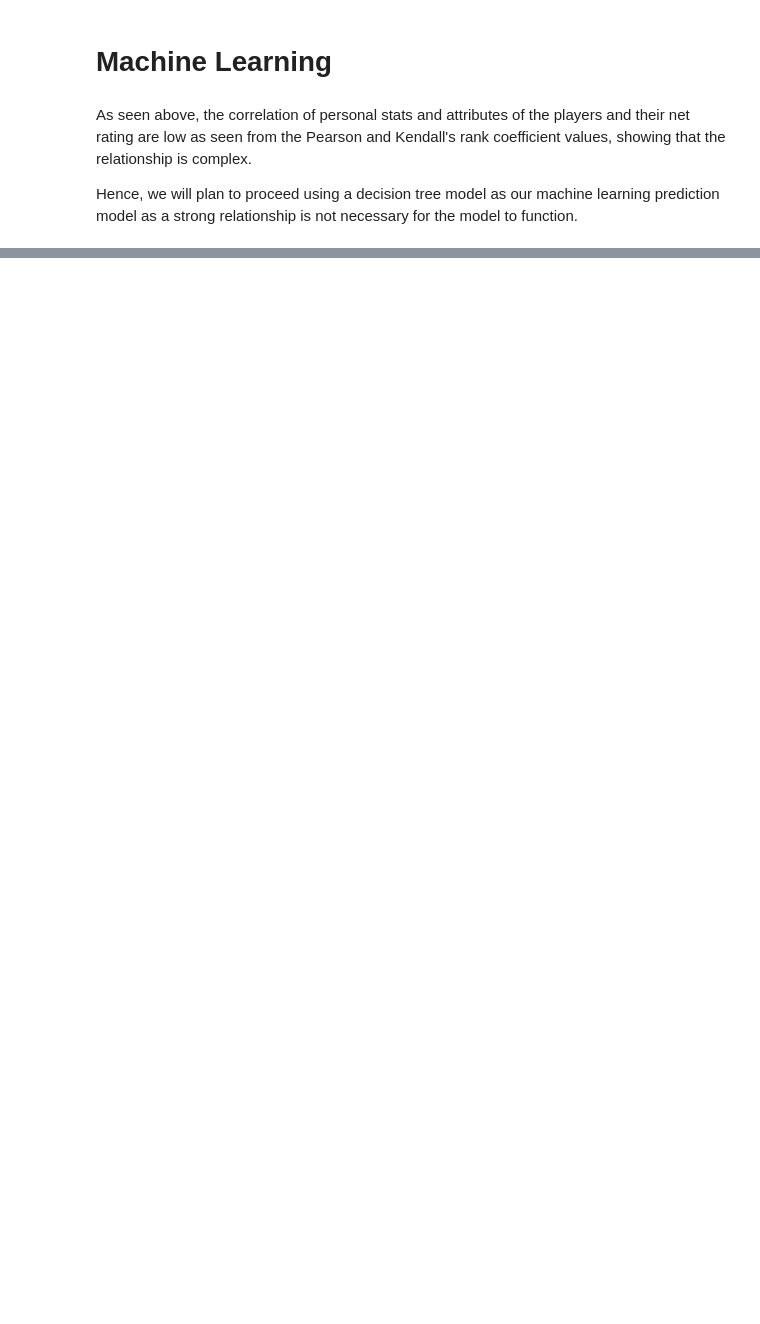
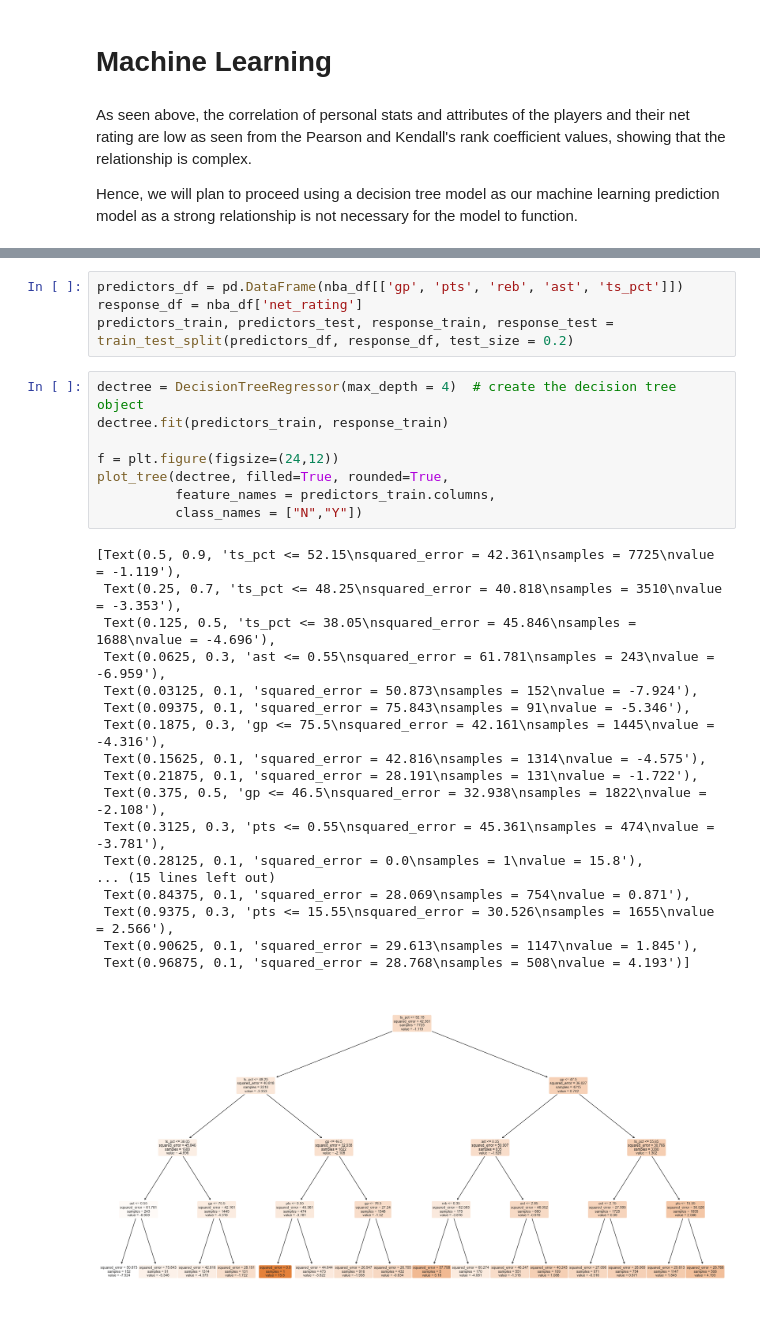
Before and after one commit to randallctc/SC1015_DSAI_Project, a Jupyter notebook: NBA_DataAnalysis_Final.ipynb, the cells around one changed output, grey strips where cells are left out. Drawn from its saved outputs; the diff is of its cells as text; blank space fills up the shorter version.

```diff
--- a/NBA_DataAnalysis_Final.ipynb
+++ b/NBA_DataAnalysis_Final.ipynb
@@ -327,0 +346,31 @@ To split our train and test datasets, we plan to use the Leave-one-out Cross-val
+# %%
+predictors_df = pd.DataFrame(nba_df[['gp', 'pts', 'reb', 'ast', 'ts_pct']])
+response_df = nba_df['net_rating']
+predictors_train, predictors_test, response_train, response_test = train_test_split(predictors_df, response_df, test_size = 0.2)
+# %%
+dectree = DecisionTreeRegressor(max_depth = 4)  # create the decision tree object
+dectree.fit(predictors_train, response_train)
+
+f = plt.figure(figsize=(24,12))
+plot_tree(dectree, filled=True, rounded=True,
+          feature_names = predictors_train.columns,
+          class_names = ["N","Y"])
+# %% [output]
+[Text(0.5, 0.9, 'ts_pct <= 52.15\nsquared_error = 42.361\nsamples = 7725\nvalue = -1.119'),
+ Text(0.25, 0.7, 'ts_pct <= 48.25\nsquared_error = 40.818\nsamples = 3510\nvalue = -3.353'),
+ Text(0.125, 0.5, 'ts_pct <= 38.05\nsquared_error = 45.846\nsamples = 1688\nvalue = -4.696'),
+ Text(0.0625, 0.3, 'ast <= 0.55\nsquared_error = 61.781\nsamples = 243\nvalue = -6.959'),
+ Text(0.03125, 0.1, 'squared_error = 50.873\nsamples = 152\nvalue = -7.924'),
+ Text(0.09375, 0.1, 'squared_error = 75.843\nsamples = 91\nvalue = -5.346'),
+ Text(0.1875, 0.3, 'gp <= 75.5\nsquared_error = 42.161\nsamples = 1445\nvalue = -4.316'),
+ Text(0.15625, 0.1, 'squared_error = 42.816\nsamples = 1314\nvalue = -4.575'),
+ Text(0.21875, 0.1, 'squared_error = 28.191\nsamples = 131\nvalue = -1.722'),
+ Text(0.375, 0.5, 'gp <= 46.5\nsquared_error = 32.938\nsamples = 1822\nvalue = -2.108'),
+ Text(0.3125, 0.3, 'pts <= 0.55\nsquared_error = 45.361\nsamples = 474\nvalue = -3.781'),
+ Text(0.28125, 0.1, 'squared_error = 0.0\nsamples = 1\nvalue = 15.8'),
+... (15 lines left out)
+ Text(0.84375, 0.1, 'squared_error = 28.069\nsamples = 754\nvalue = 0.871'),
+ Text(0.9375, 0.3, 'pts <= 15.55\nsquared_error = 30.526\nsamples = 1655\nvalue = 2.566'),
+ Text(0.90625, 0.1, 'squared_error = 29.613\nsamples = 1147\nvalue = 1.845'),
+ Text(0.96875, 0.1, 'squared_error = 28.768\nsamples = 508\nvalue = 4.193')]
+[figure, added]
```
Also changed, not shown: parts of 19 cells of this notebook.
